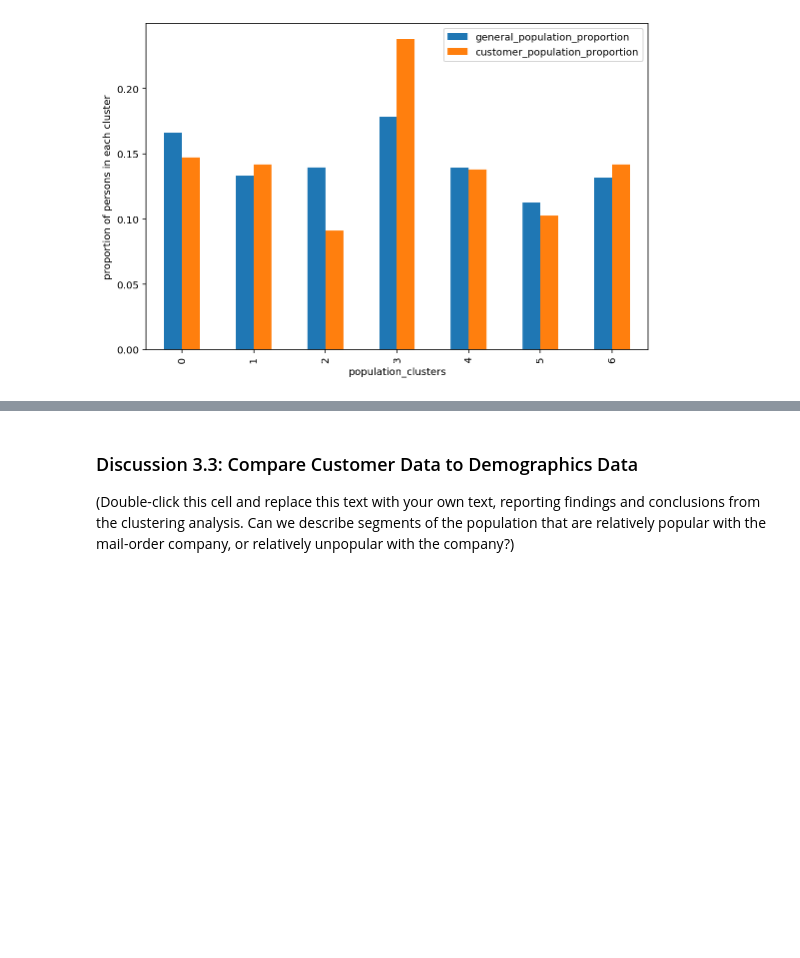
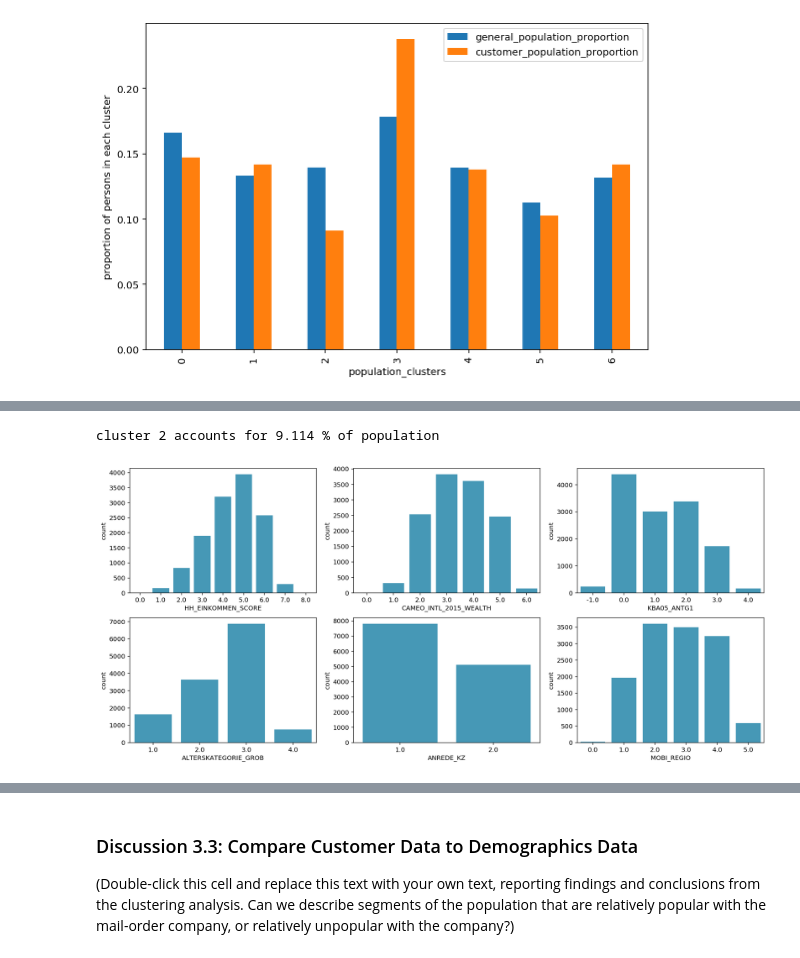
Before and after one commit to dguevar1/identify_customer_segments, a Jupyter notebook: Identify_Customer_Segments.ipynb, the cells around one changed output, grey strips where cells are left out. Drawn from its saved outputs; the diff is of its cells as text; code cells hidden in the pictures; blank space fills up the shorter version.

```diff
--- a/Identify_Customer_Segments.ipynb
+++ b/Identify_Customer_Segments.ipynb
@@ -3051,3 +3111,7 @@ df = pd.DataFrame(data=new_data,
 # %%
 # What kinds of people are part of a cluster that is underrepresented in the
 # customer data compared to the general population?
+plot_cluster_demographics(k=2, pca_features=df_reduced_standardized_customer_population_data_pca, kmeans_labels=customer_population_predictions, features=df_standardized_customer_population_data)
+# %% [output]
+cluster 2 accounts for 9.114 % of population
+[figure, added]
```
Also changed, not shown: parts of 24 cells of this notebook.
